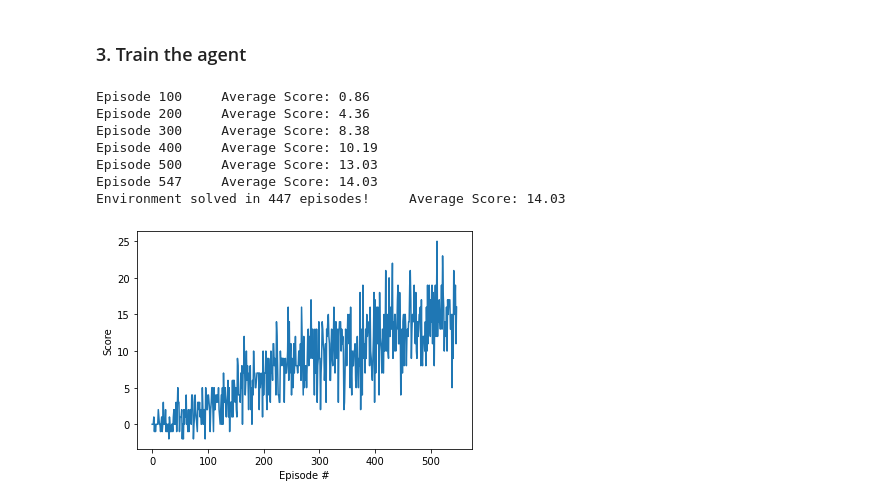
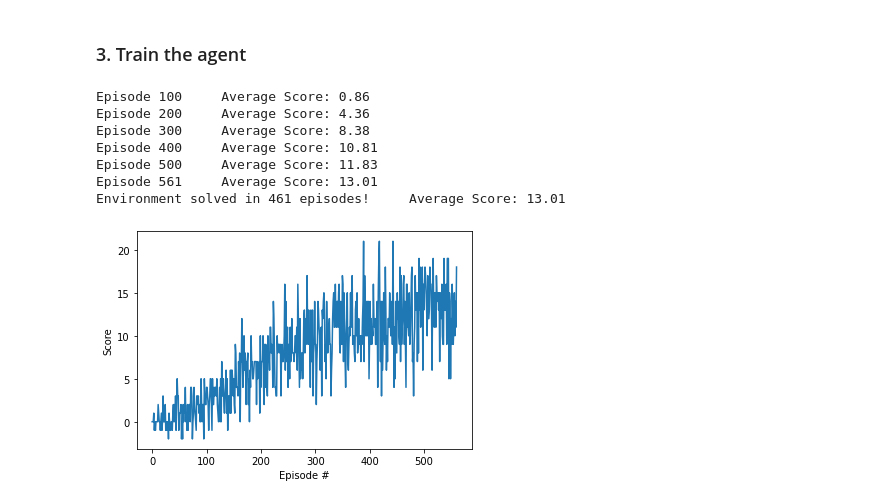
Before and after one commit to alinapopaqb/drl-navigation, a Jupyter notebook: Navigation.ipynb, the cells around one changed output. Cells and saved outputs as stored; diff of their text form; code cells hidden in the pictures.

```diff
--- a/Navigation.ipynb
+++ b/Navigation.ipynb
@@ -121,7 +121,8 @@ def dqn(n_episodes=2000, max_t=1000, eps_start=1.0, eps_end=0.01, eps_decay=0.99
         eps_decay (float): multiplicative factor (per episode) for decreasing epsilon
     """
     scores = []                        # list containing scores from each episode
-    scores_window = deque(maxlen=100)  # last 100 scores that should be more than 13
+    scores_length = 100
+    scores_window = deque(maxlen=scores_length)  # last 100 scores that should be more than 13
     eps = eps_start                    # initialize epsilon
     for i_episode in range(1, n_episodes+1):
         env_info = env.reset(train_mode=True)[brain_name]
@@ -139,40 +140,40 @@ def dqn(n_episodes=2000, max_t=1000, eps_start=1.0, eps_end=0.01, eps_decay=0.99
             agent.step(state, action, reward, next_state, done) # save the tuple of experience
             state = next_state
             score += reward
             if done:
                 break
         scores_window.append(score)       # save most recent score
         scores.append(score)              # save most recent score
         eps = max(eps_end, eps_decay*eps) # decrease epsilon
 
         print('\rEpisode {}\tAverage Score: {:.2f}'.format(i_episode, np.mean(scores_window)), end="")
         if i_episode % 100 == 0:
             print('\rEpisode {}\tAverage Score: {:.2f}'.format(i_episode, np.mean(scores_window)))
-        if np.mean(scores_window)>=14.0:
-            print('\nEnvironment solved in {:d} episodes!\tAverage Score: {:.2f}'.format(i_episode-100, np.mean(scores_window)))
+        if np.mean(scores_window)>=13.0:
+            print('\nEnvironment solved in {:d} episodes!\tAverage Score: {:.2f}'.format(i_episode-scores_length, np.mean(scores_window)))
             torch.save(agent.qnetwork_local.state_dict(), 'best_model.pth')
             break
 
     return scores
 
 scores = dqn()
 
 # plot the scores
 fig = plt.figure()
 ax = fig.add_subplot(111)
 plt.plot(np.arange(len(scores)), scores)
 plt.ylabel('Score')
 plt.xlabel('Episode #')
 plt.show()
 # %% [output]
 Episode 100     Average Score: 0.86
 Episode 200     Average Score: 4.36
 Episode 300     Average Score: 8.38
-Episode 400     Average Score: 10.19
-Episode 500     Average Score: 13.03
-Episode 547     Average Score: 14.03
-Environment solved in 447 episodes!     Average Score: 14.03
+Episode 400     Average Score: 10.81
+Episode 500     Average Score: 11.83
+Episode 561     Average Score: 13.01
+Environment solved in 461 episodes!     Average Score: 13.01
-[figure, old version]
+[figure, new version]
 # %%
 # load the weights from file and look at the agent
 
```
Also changed, not shown: 4 other files.
